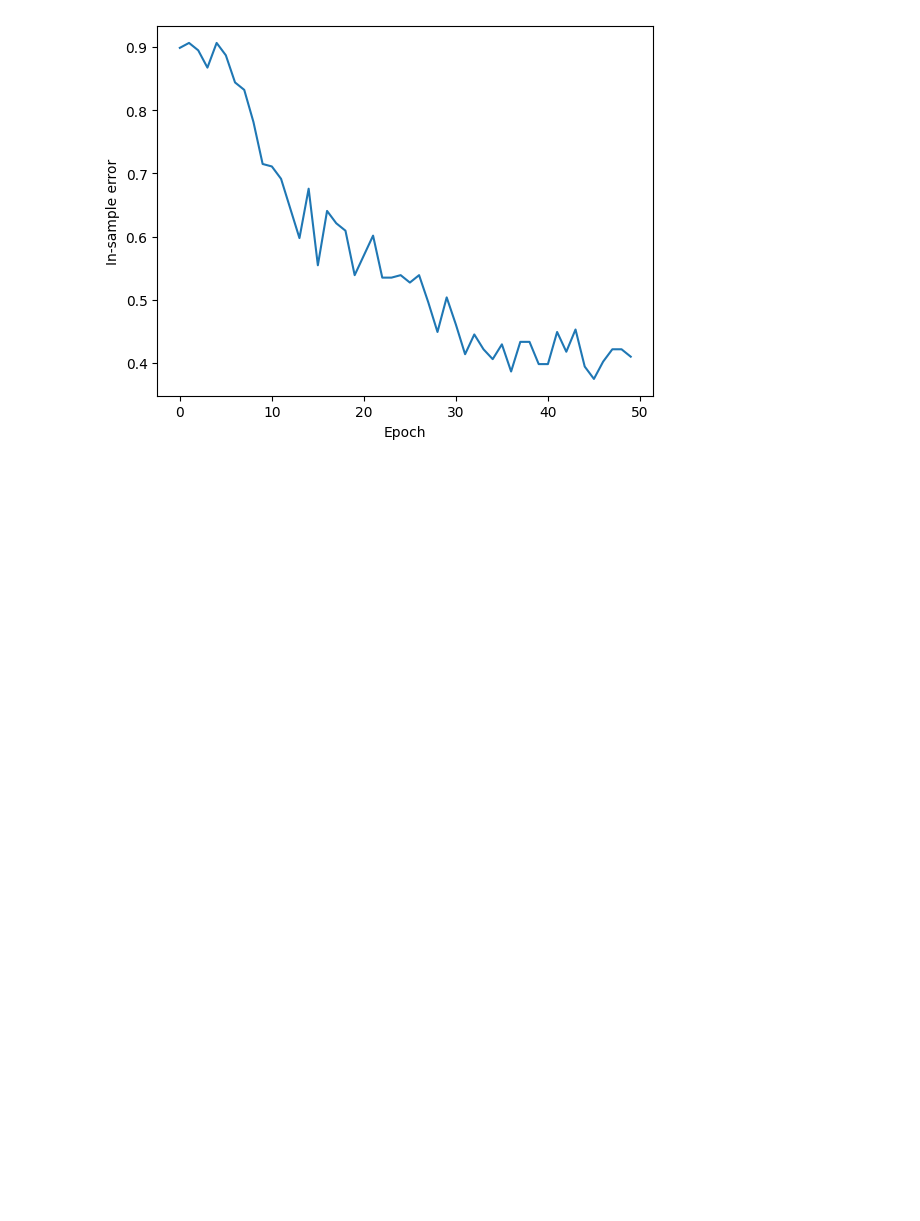
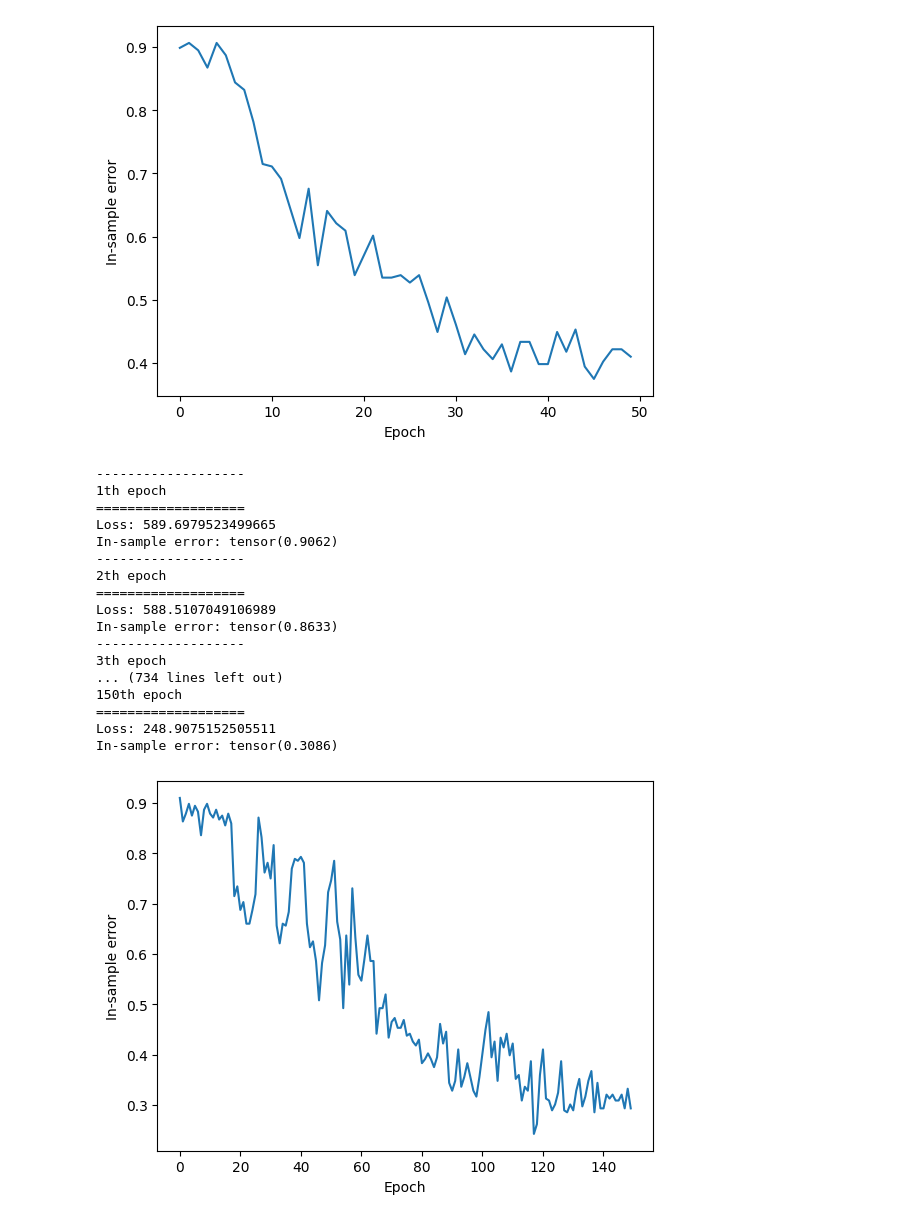
Before and after one commit to Bartosz-G/PyTorch-d2l-Practise, a Jupyter notebook: main.ipynb, the cells around one changed output. Saved outputs shown, nothing was run; the diff lists cells and outputs as text; code cells hidden in the pictures; blank space fills up the shorter version.

```diff
--- a/main.ipynb
+++ b/main.ipynb
@@ -168,6 +168,7 @@ class Gradient_Img_Trainer:
         self.eval = eval
 
     def Test(self,test_iter=None):
+        self.net.eval()
         if self.test_iter is None:
             self.test_iter = test_iter
         img, label = next(iter(self.test_iter))
@@ -403,0 +408,45 @@ In-sample error: tensor(0.4102)
+# %%
+#MLP with Drop-out
+
+Dropout_net = nn.Sequential(nn.Flatten(),
+                            nn.Linear(784,256),
+                            nn.ReLU(),
+                            nn.Dropout(0.2),
+                            nn.Linear(256,256),
+                            nn.ReLU(0.5),
+                            nn.Dropout(0.5),
+                            nn.Linear(256,10)
+                            )
+
+def init_weights(m):
+    if type(m) == nn.Linear:
+        nn.init.normal_(m.weight, std=0.01)
+
+Dropout_net.apply(init_weights)
+
+Dropout_loss = nn.CrossEntropyLoss(reduction='none')
+Dropout_trainer = torch.optim.SGD(Dropout_net.parameters(), lr = 0.5)
+# %%
+#Training with Drop-out
+Dropout_training = Gradient_Img_Trainer(Dropout_net,mnist_train_iter,Dropout_loss,
+                                        Dropout_trainer,mnist_test_iter)
+Dropout_training.Train(150,True,True,True)
+# %% [output]
+-------------------
+1th epoch
+===================
+Loss: 589.6979523499665
+In-sample error: tensor(0.9062)
+-------------------
+2th epoch
+===================
+Loss: 588.5107049106989
+In-sample error: tensor(0.8633)
+-------------------
+3th epoch
+... (734 lines left out)
+150th epoch
+===================
+Loss: 248.9075152505511
+In-sample error: tensor(0.3086)
+[figure, added]
```
Also changed, not shown: parts of 5 cells of this notebook.
